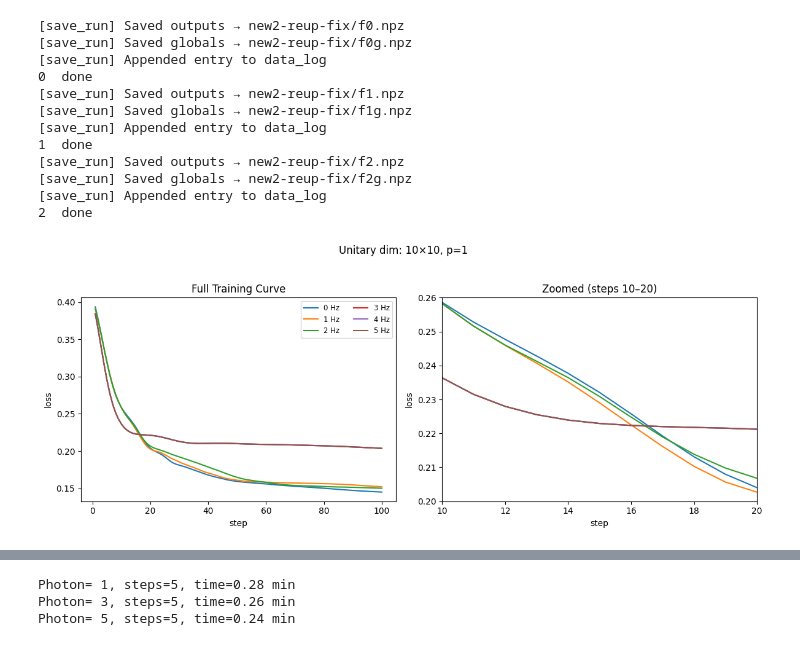
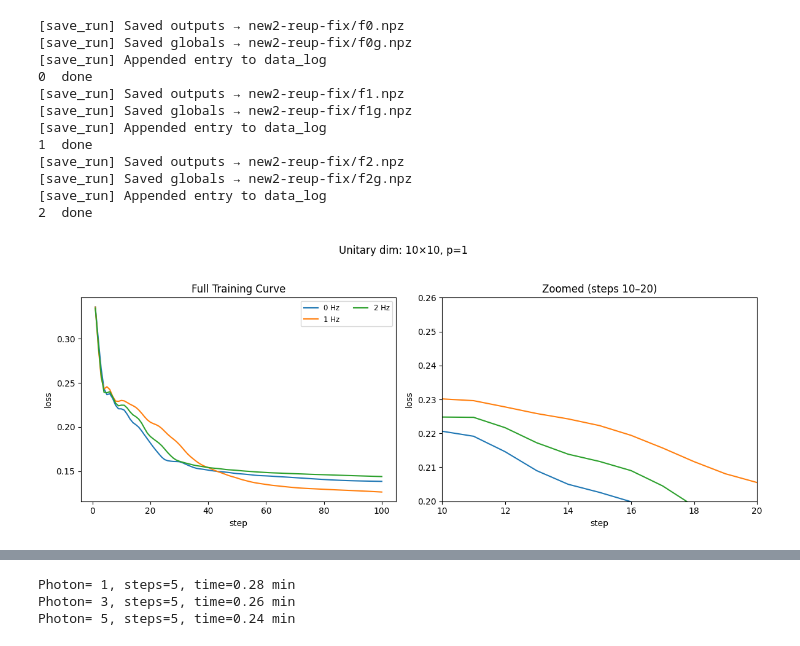
Before and after one commit to 01000111r/photon-net, a Jupyter notebook: main_book.ipynb, the cells around one changed output, grey strips where cells are left out. Drawn from its saved outputs; the diff is of its cells as text; code cells hidden in the pictures.

Commit message:
p-fix+position-tuple

```diff
--- a/main_book.ipynb
+++ b/main_book.ipynb
@@ -5,64 +5,45 @@
 # %%
 %load_ext autoreload
 %autoreload 2
-
 from p_pack import globals as g
-
 # The total number of optimization steps to perform during training.
 g.num_steps: int = 100
 #training rate
 g.training_rate : float =  0.1
-
 # The frequency at which data is re-uploaded into the circuit. A new data layer is introduced every `reupload_freq` layers.
-g.reupload_freq: int = 1
-
+g.reupload_freq: int = 2
 # The number of modes in the photonic circuit.
 g.num_modes_circ: int = 10
-
 # The number of layers in the photonic circuit.
 g.depth: int = 10
-
 # The user only needs to modify this FEATURE_SIZE.
 g.num_features = 5
-
 # probability of sucess for each mode
 g.p_suc_inputs = 1
-
 #intended photon input array - 'full' for all modes, 'n' for n modes, for specify list of positions
-g.input_positions= [0] #'full' for all modes, 'n' for n modes, for specify list of POSITIONS
-
+g.input_positions= [5] #'full' for all modes, 'n' for n modes, for specify list of POSITIONS
 #Aim for number of photons
 g.aim = 3
-
 # 0 to not discard, 1 to discard
 g.discard = 0
-
 # Comparison operator used when deciding whether to discard
 # training updates based on the number of photons measured.
 # Possible values: '!=', '<', '<=', '>', '>=', '=='
 g.discard_condition = '!='
-
 # Optional range for photon counts when using discard_condition='range'.
 # Should be a tuple (min_value, max_value). Set to None to disable.
 g.discard_range = None
-
 #switch for the trainable small photon loss scale, 0 - for no scaling, 1 - for scaling
-g.loss_function = 0
-
+g.loss_function = 1
 # Batch processing configuration
 # 'full'  : use entire dataset each update
 # 'mini'  : use mini-batches of size ``mini_batch_size``
 # 'single': process one sample at a time
 g.batch_mode: str = 'full'
 g.mini_batch_size: int = 1000
-
-
 g.master_key = g.jax.random.PRNGKey(2)
-
 g.max_photons = 3
-
 g.input_config = g.input_config_maker(g.input_positions, g.num_modes_circ, g.p_suc_inputs)
 print(g.input_config)
-
 from p_pack import pre_p, circ, model, loss, optimiser, train, utils
 # %% [output]
@@ -228,10 +203,10 @@ data_prod_iterator(p_suc_list, global_var, log_file, folder, file_indent)
 [save_run] Appended entry to data_log
 2  done
 # %%
-data_folder   = "new-reup-fix"
+data_folder   = "new2-reup-fix"
 # data_folder   = "reup-vary-1p"
 min_freq    = 0
-max_freq      = 5
+max_freq      = 2
 x_min = 10
 x_max = 20
 y_min= 0.2
@@ -256,33 +231,33 @@ for freq in range(min_freq, max_freq + 1):
 # format the full-range plot
 ax_full.set(
     xlabel="step",
     ylabel="loss",
     title="Full Training Curve"
 )
 
 # format the zoomed-in plot with its own y-limits
 ax_zoom.set(
     xlim=(x_min, x_max),
     ylim=(y_min, y_max),
     xlabel="step",
     ylabel="loss",
     title=f"Zoomed (steps {x_min}–{x_max})"
 )
 
 # single legend on the full plot
 handles, labels = ax_full.get_legend_handles_labels()
 ax_full.legend(handles, labels, loc="upper right", ncol=2, fontsize="small")
 
 # overall title
 gl = g.np.load(g.os.path.join(data_folder, f"{prefix}{max_freq}g.npz"))
 shape = out["carry_0"].shape
 fig.suptitle(
     f"Unitary dim: {2*shape[1]}×{2*shape[1]}, p={gl['p_suc_inputs'].item()}"
 )
 
 g.plt.tight_layout(rect=[0, 0.03, 1, 0.95])
 g.plt.show()
 # %% [output]
-[figure, old version]
+[figure, new version]
 # %%
 log_file = 'data_log'
```
Also changed, not shown: parts of 13 cells of this notebook, 46 other files.
